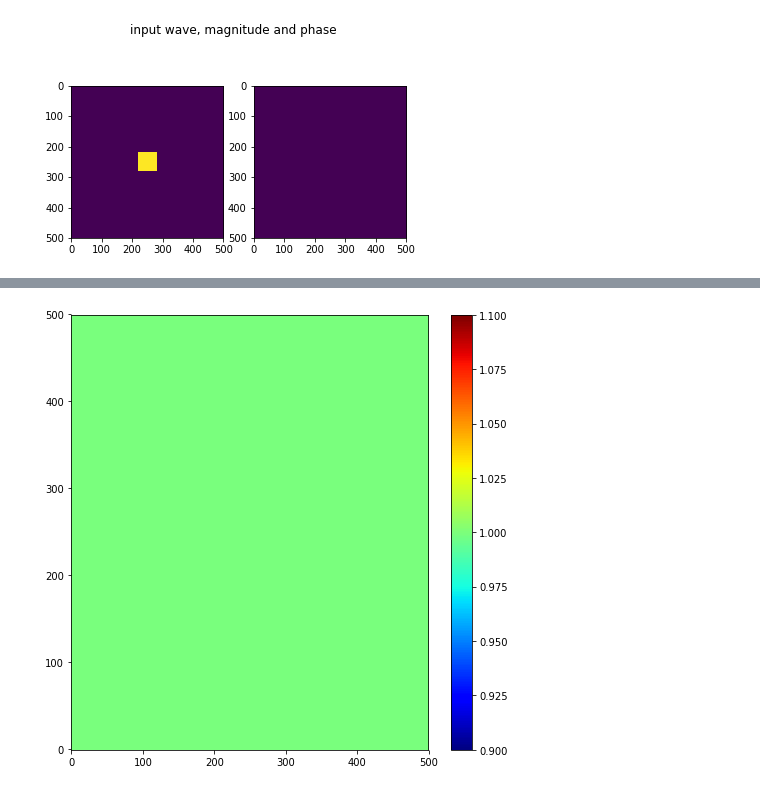
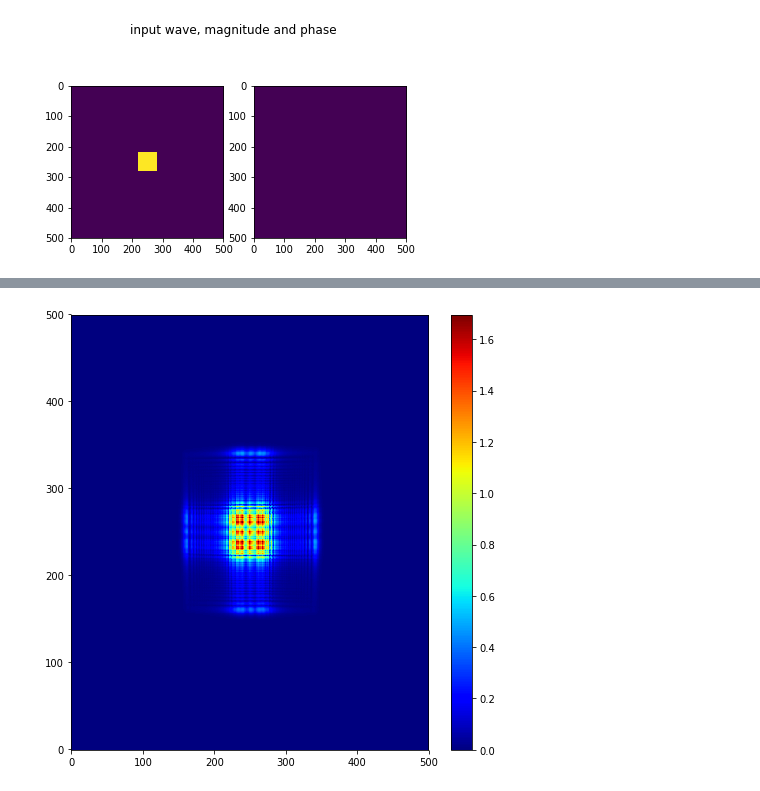
Before and after one commit to s-sajid-ali/xwp, a Jupyter notebook: finite_difference/2d/2d_fd_free_space.ipynb, the cells around one changed output, grey strips where cells are left out. Drawn from its saved outputs; the diff is of its cells as text; code cells hidden in the pictures.

```diff
--- a/finite_difference/2d/2d_fd_free_space.ipynb
+++ b/finite_difference/2d/2d_fd_free_space.ipynb
@@ -51,7 +51,7 @@ dim_x = 500
 dim_y = 500
 dim_z = 500
 
-x = np.linspace(0,5e-3,dim_x)
+x = np.linspace(0,1e-3,dim_x)
 y = np.linspace(-4e-6,4e-6,dim_z)
 z = np.linspace(-4e-6,4e-6,dim_z)
 
@@ -66,7 +66,7 @@ wave = np.zeros((dim_y,dim_z),dtype=np.complex128)
 Y,Z = np.meshgrid(y,z)
 loc_wave = np.where(np.logical_and(np.abs(Z)<0.5e-6,np.abs(Y)<0.5e-6))
 wave[loc_wave] = 1
-wave_history = np.zeros((dim_y,dim_z,dim_x),dtype=np.complex128)
+wave_history = np.zeros((dim_x,dim_y,dim_z),dtype=np.complex128)
 # %%
 fig,(ax1,ax2) = plt.subplots(1,2)
 ax1.imshow(np.abs(wave))
@@ -78,21 +94,25 @@ plt.show()
 # %%
+
 for i in trange(dim_x):
     ##Step 1
-    for i in range(dim_z-2):
-        '''
-        c = np.ones(dim_z-2)
-        d = c*wave[1:-1] + 0.5*r_z*wave[2:] + 0.5*r_z*wave[:-2]
-        d[0]  += r_z*wave[0]
-        d[-1] += r_z*wave[-1]
-        b_diag = np.ones(dim_z-2)*(1 + r_z)
-        B = diags(b_diag,offsets=0) + diags(-r_z/2*np.ones(dim_z-3),offsets=1) + diags(-r_z/2*np.ones(dim_z-3),offsets=-1)
-        wave[1:-1] = splinalg.spsolve(B,d)
-        '''
+    for k in range(1,dim_z-1):
+        d = wave[1:-1,k] + (r_z/2)*(wave[1:-1,k-1]-2*wave[1:-1,k]+wave[1:-1,k+1])
+        d[0]  += (r_y/2)*wave[0,k]
+        d[-1] += (r_y/2)*wave[-1,k]
+        b_diag = np.ones(dim_z-2)*(1 + r_y)
+        B = diags(b_diag,offsets=0) + diags(-r_y/2*np.ones(dim_z-3),offsets=1) + diags(-r_y/2*np.ones(dim_z-3),offsets=-1)
+        wave[1:-1,k] = splinalg.spsolve(B,d)
+
     ##Step 2
-    for i in range(dim_z):
-        pass
+    for j in range(1,dim_y-1):
+        d = wave[j,1:-1] + (r_y/2)*(wave[j-1,1:-1]-2*wave[j,1:-1]+wave[j+1,1:-1])
+        d[0]  += (r_z/2)*wave[j,0]
+        d[-1] += (r_z/2)*wave[j,-1]
+        b_diag = np.ones(dim_y-2)*(1 + r_z)
+        B = diags(b_diag,offsets=0) + diags(-r_z/2*np.ones(dim_y-3),offsets=1) + diags(-r_z/2*np.ones(dim_y-3),offsets=-1)
+        wave[j,1:-1] = splinalg.spsolve(B,d)
 
-wave_history[1:-1,i] = wave[1:-1]
+    wave_history[i,1:-1,1:-1] = wave[1:-1,1:-1]
 # %%
 plt.imshow(np.log(np.abs(wave_history[-1,:,:])**2+1),origin='lower',aspect='auto',cmap='jet')
 plt.colorbar()
@@ -106,6 +126,6 @@ plt.show()
 # %%
-plt.imshow((np.abs(wave_history[-1,:,:])**2+1),origin='lower',aspect='auto',cmap='jet')
+plt.imshow((np.abs(wave_history[400,:,:])),origin='lower',aspect='auto',cmap='jet')
 plt.colorbar()
 plt.show()
 # %% [output]
-[figure, old version]
+[figure, new version]
```
Also changed, not shown: parts of 2 cells of this notebook.
